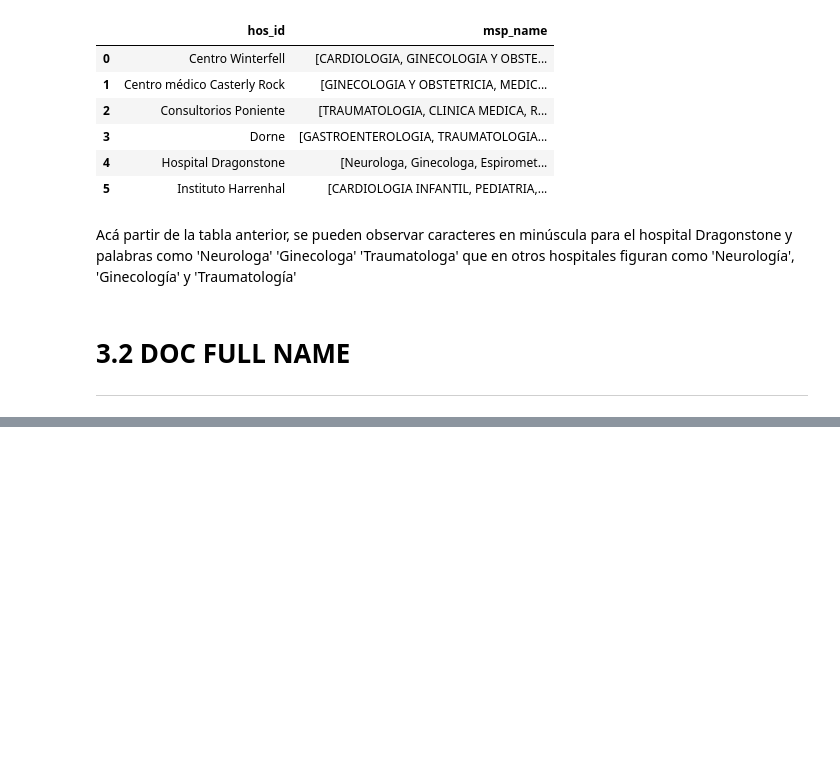
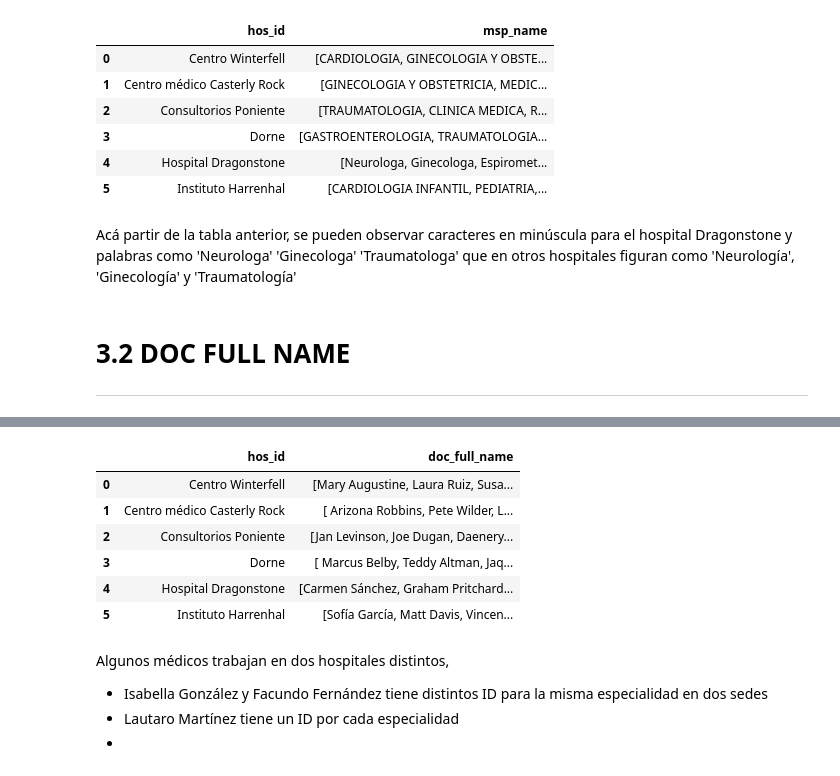
Before and after one commit to manufabregas/Dataset-Asistencia-a-turnos-m-dicos, a Jupyter notebook: TP 2/Práctico_2_Análisis_y_curación_de_datos.ipynb, the cells around one changed output, grey strips where cells are left out. Saved outputs shown, nothing was run; the diff lists cells and outputs as text; code cells hidden in the pictures; blank space fills up the shorter version.

```diff
--- a/TP 2/Práctico_2_Análisis_y_curación_de_datos.ipynb
+++ b/TP 2/Práctico_2_Análisis_y_curación_de_datos.ipynb
@@ -265,0 +313,17 @@ Acá partir de la tabla anterior, se pueden observar caracteres en minúscula pa
+# %%
+#Analizaremos los nombres de  especialidades de cada hospital
+doc_unicos_hosp = df_tres.copy().groupby('hos_id')['doc_full_name'].unique().reset_index()
+doc_unicos_hosp
+# %% [output]
+|  | hos_id | doc_full_name |
+| 0 | Centro Winterfell | [Mary Augustine, Laura Ruiz, Susa... |
+| 1 | Centro médico Casterly Rock | [ Arizona Robbins, Pete Wilder, L... |
+| 2 | Consultorios Poniente | [Jan Levinson, Joe Dugan, Daenery... |
+| 3 | Dorne | [ Marcus Belby, Teddy Altman, Jaq... |
+| 4 | Hospital Dragonstone | [Carmen Sánchez, Graham Pritchard... |
+| 5 | Instituto Harrenhal | [Sofía García, Matt Davis, Vincen... |
+# %% [markdown]
+Algunos médicos trabajan en dos hospitales distintos,
+* Isabella González y Facundo Fernández	tiene distintos ID para la misma especialidad en dos sedes
+* Lautaro Martínez tiene un ID por cada especialidad
+*
```
Also changed, not shown: parts of 16 cells of this notebook.
